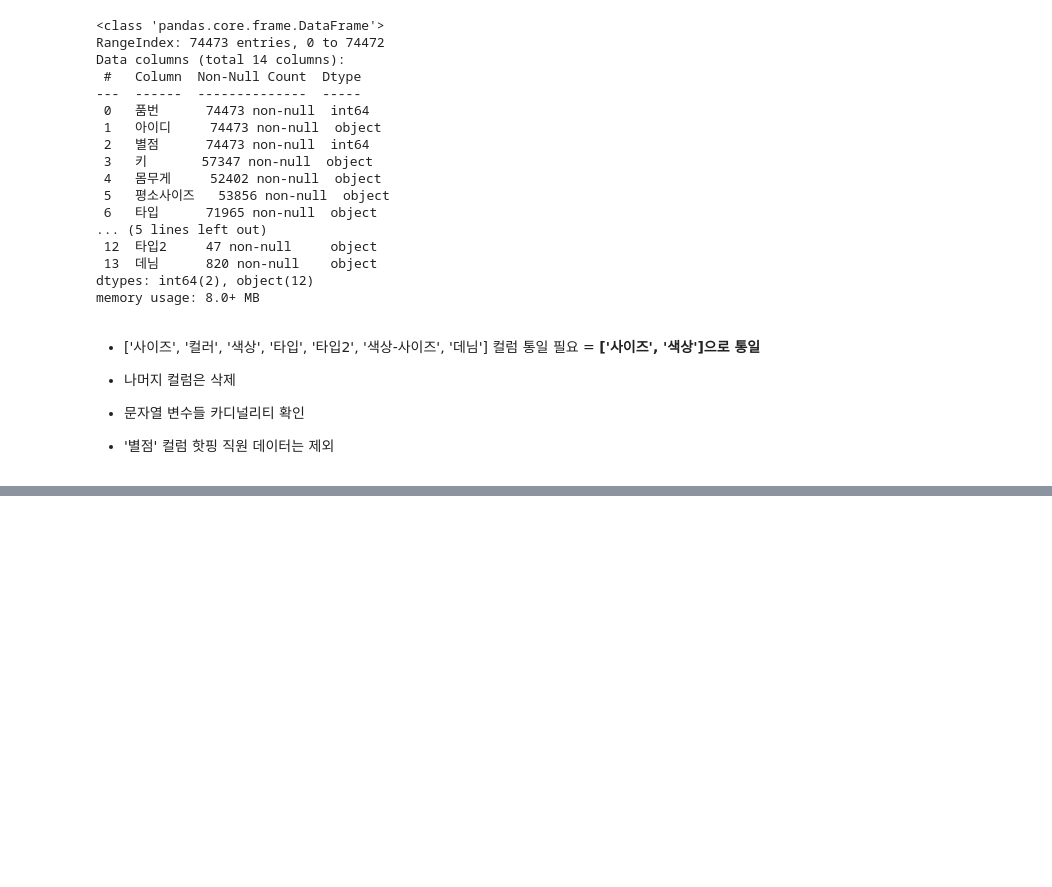
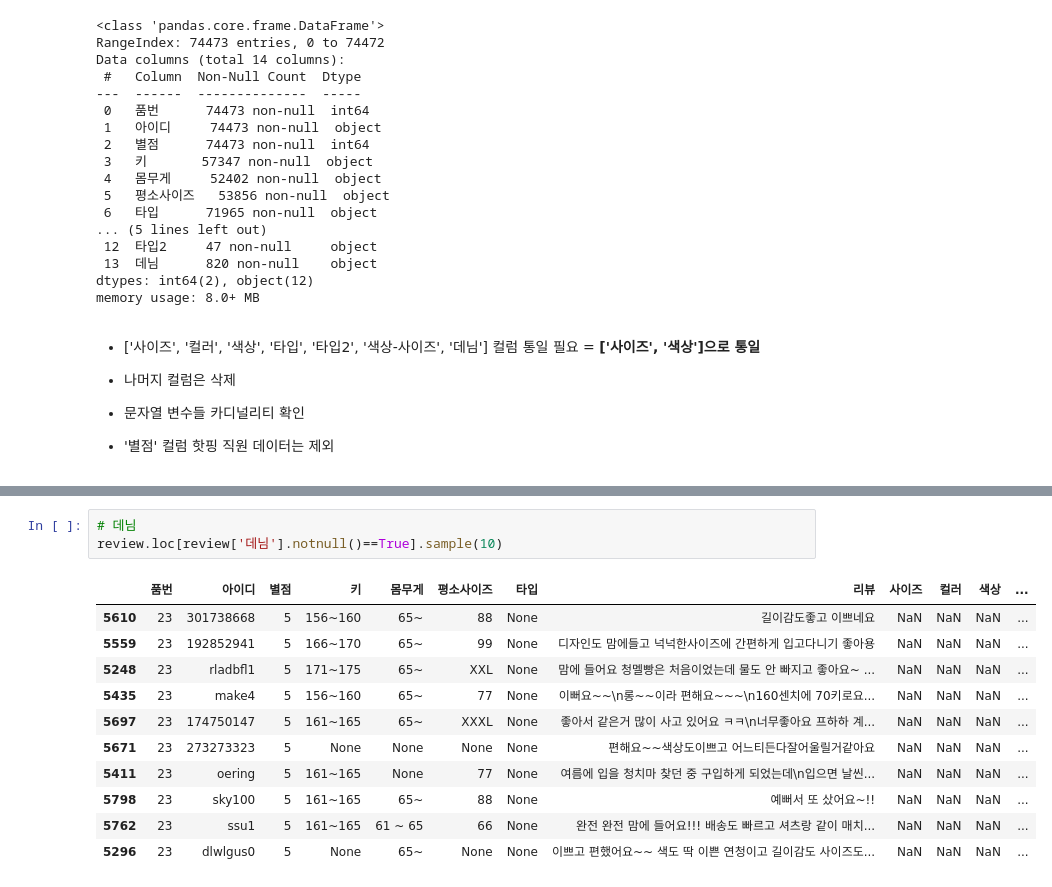
Before and after one commit to sai-with/pj_FitMyBody, a Jupyter notebook: Transform/preprocess.ipynb, the cells around one changed output, grey strips where cells are left out. Cells and saved outputs as stored; diff of their text form; blank space fills up the shorter version.

```diff
--- a/Transform/preprocess.ipynb
+++ b/Transform/preprocess.ipynb
@@ -180,0 +172,15 @@ for idx, row in review.itertuples(name=None):
+# %%
+# 데님
+review.loc[review['데님'].notnull()==True].sample(10)
+# %% [output]
+|  | 품번 | 아이디 | 별점 | 키 | 몸무게 | 평소사이즈 | 타입 | 리뷰 | 사이즈 | 컬러 | 색상 | ... |
+| 5610 | 23 | 301738668 | 5 | 156~160 | 65~ | 88 | None | 길이감도좋고 이쁘네요 | NaN | NaN | NaN | ... |
+| 5559 | 23 | 192852941 | 5 | 166~170 | 65~ | 99 | None | 디자인도 맘에들고 넉넉한사이즈에 간편하게 입고다니기 좋아용 | NaN | NaN | NaN | ... |
+| 5248 | 23 | rladbfl1 | 5 | 171~175 | 65~ | XXL | None | 맘에 들어요 청멜빵은 처음이었는데 물도 안 빠지고 좋아요~ ... | NaN | NaN | NaN | ... |
+| 5435 | 23 | make4 | 5 | 156~160 | 65~ | 77 | None | 이뻐요~~\n롱~~이라 편해요~~~\n160센치에 70키로요... | NaN | NaN | NaN | ... |
+| 5697 | 23 | 174750147 | 5 | 161~165 | 65~ | XXXL | None | 좋아서 같은거 많이 사고 있어요 ㅋㅋ\n너무좋아요 프하하 계... | NaN | NaN | NaN | ... |
+| 5671 | 23 | 273273323 | 5 | None | None | None | None | 편해요~~색상도이쁘고 어느티든다잘어울릴거같아요 | NaN | NaN | NaN | ... |
+| 5411 | 23 | oering | 5 | 161~165 | None | 77 | None | 여름에 입을 청치마 찾던 중 구입하게 되었는데\n입으면 날씬... | NaN | NaN | NaN | ... |
+| 5798 | 23 | sky100 | 5 | 161~165 | 65~ | 88 | None | 예뻐서 또 샀어요~!! | NaN | NaN | NaN | ... |
+| 5762 | 23 | ssu1 | 5 | 161~165 | 61 ~ 65 | 66 | None | 완전 완전 맘에 들어요!!! 배송도 빠르고 셔츠랑 같이 매치... | NaN | NaN | NaN | ... |
+| 5296 | 23 | dlwlgus0 | 5 | None | 65~ | None | None | 이쁘고 편했어요~~ 색도 딱 이쁜 연청이고 길이감도 사이즈도... | NaN | NaN | NaN | ... |
```
Also changed, not shown: parts of 14 cells of this notebook.
